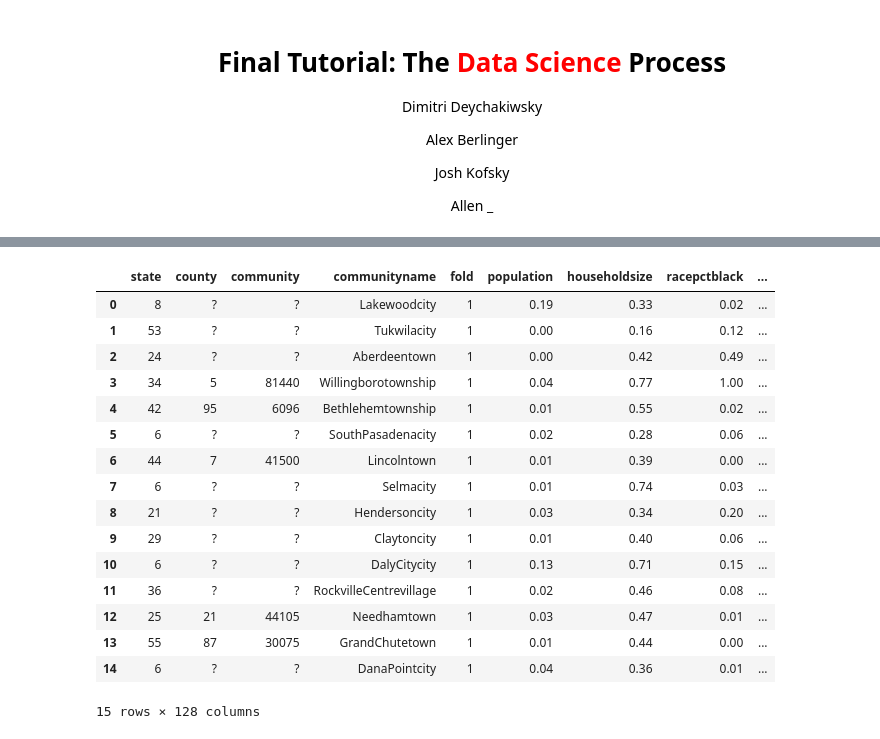
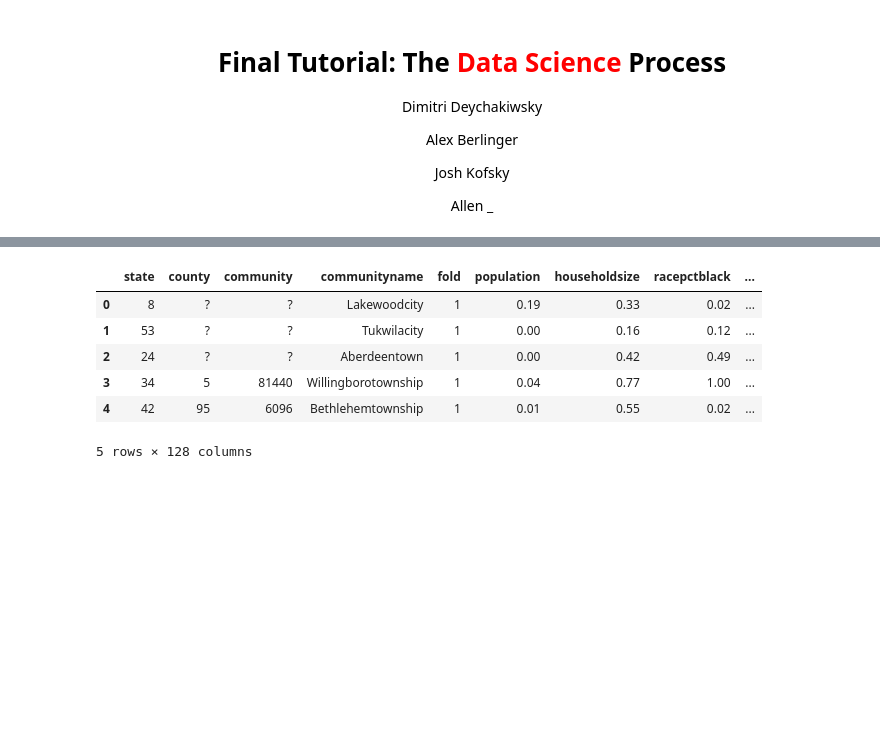
Before and after one commit to ddeychak/ddeychak.github.io, a Jupyter notebook: FinalTutorial - Gold Master.ipynb, the cells around one changed output, grey strips where cells are left out. Cells and saved outputs as stored; diff of their text form; code cells hidden in the pictures; blank space fills up the shorter version.

```diff
--- a/FinalTutorial - Gold Master.ipynb
+++ b/FinalTutorial - Gold Master.ipynb
@@ -46,21 +46,11 @@ columns = ["state","county","community","communityname","fold","population","hou
 
 data = pd.read_csv("http://archive.ics.uci.edu/ml/machine-learning-databases/communities/communities.data", names = columns)
-data.head(15)
+data.head()
 # %% [output]
 |  | state | county | community | communityname | fold | population | householdsize | racepctblack | ... |
 | 0 | 8 | ? | ? | Lakewoodcity | 1 | 0.19 | 0.33 | 0.02 | ... |
 | 1 | 53 | ? | ? | Tukwilacity | 1 | 0.00 | 0.16 | 0.12 | ... |
 | 2 | 24 | ? | ? | Aberdeentown | 1 | 0.00 | 0.42 | 0.49 | ... |
 | 3 | 34 | 5 | 81440 | Willingborotownship | 1 | 0.04 | 0.77 | 1.00 | ... |
 | 4 | 42 | 95 | 6096 | Bethlehemtownship | 1 | 0.01 | 0.55 | 0.02 | ... |
-| 5 | 6 | ? | ? | SouthPasadenacity | 1 | 0.02 | 0.28 | 0.06 | ... |
-| 6 | 44 | 7 | 41500 | Lincolntown | 1 | 0.01 | 0.39 | 0.00 | ... |
-| 7 | 6 | ? | ? | Selmacity | 1 | 0.01 | 0.74 | 0.03 | ... |
-| 8 | 21 | ? | ? | Hendersoncity | 1 | 0.03 | 0.34 | 0.20 | ... |
-| 9 | 29 | ? | ? | Claytoncity | 1 | 0.01 | 0.40 | 0.06 | ... |
-| 10 | 6 | ? | ? | DalyCitycity | 1 | 0.13 | 0.71 | 0.15 | ... |
-| 11 | 36 | ? | ? | RockvilleCentrevillage | 1 | 0.02 | 0.46 | 0.08 | ... |
-| 12 | 25 | 21 | 44105 | Needhamtown | 1 | 0.03 | 0.47 | 0.01 | ... |
-| 13 | 55 | 87 | 30075 | GrandChutetown | 1 | 0.01 | 0.44 | 0.00 | ... |
-| 14 | 6 | ? | ? | DanaPointcity | 1 | 0.04 | 0.36 | 0.01 | ... |
-15 rows × 128 columns
+5 rows × 128 columns
```
Also changed, not shown: parts of 14 cells of this notebook.
